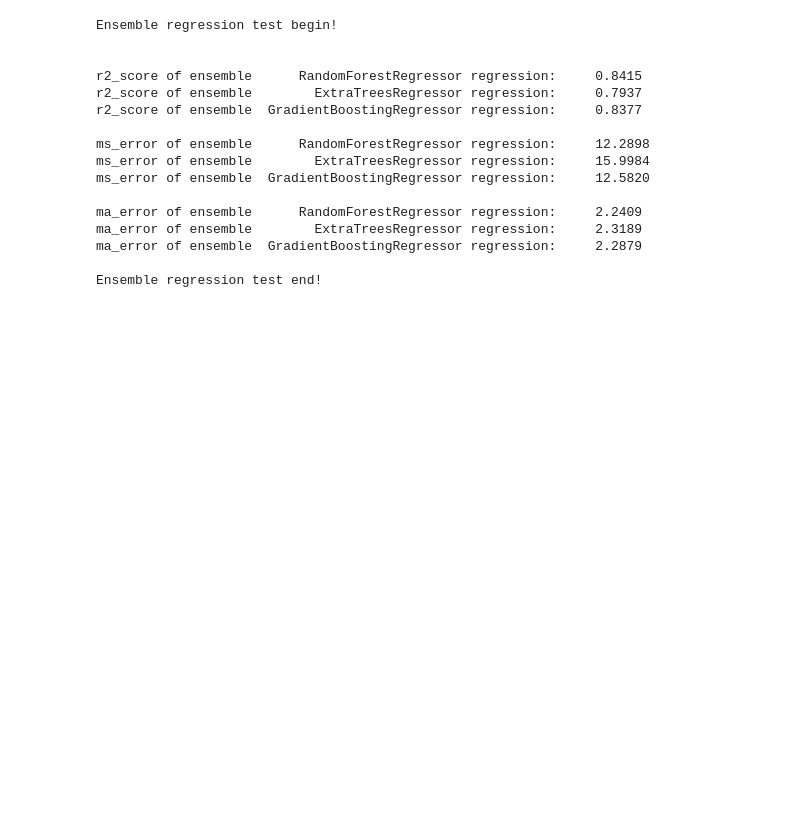
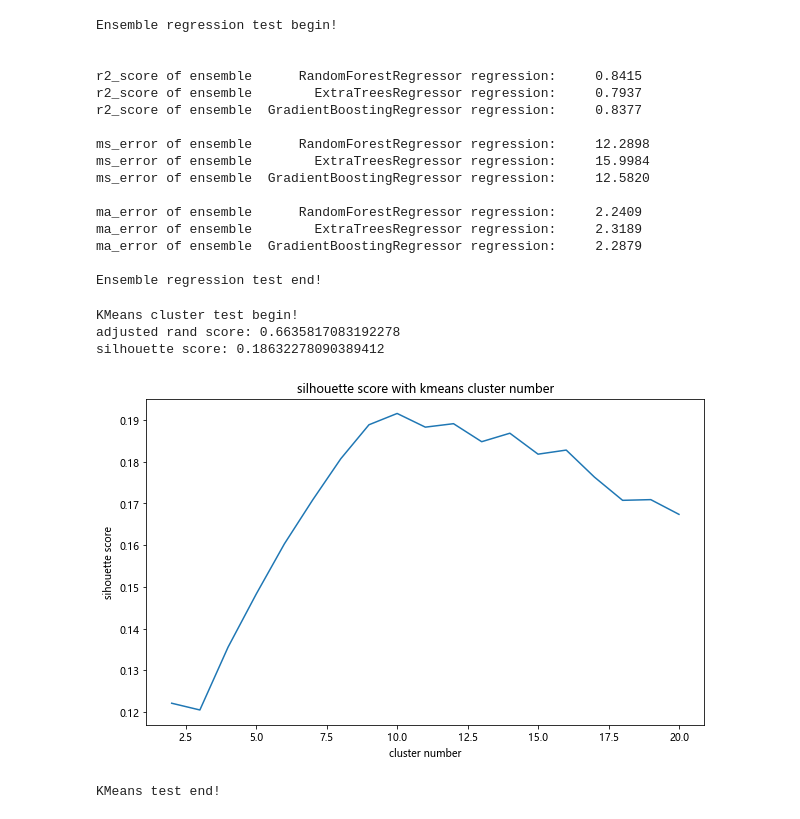
Before and after one commit to GuYueyueHH/Machine-learning, a Jupyter notebook: python_machinelearning_kaggle_practice/mine/sklearn_test.ipynb, the cells around one changed output. Saved outputs shown, nothing was run; the diff lists cells and outputs as text; code cells hidden in the pictures; blank space fills up the shorter version.

```diff
--- a/python_machinelearning_kaggle_practice/mine/sklearn_test.ipynb
+++ b/python_machinelearning_kaggle_practice/mine/sklearn_test.ipynb
@@ -622,3 +622,54 @@ ma_error of ensemble        ExtraTreesRegressor regression:     2.3189
 ma_error of ensemble  GradientBoostingRegressor regression:     2.2879
 
 Ensemble regression test end!
+# %%
+print('KMeans cluster test begin!')
+
+import numpy as np
+import pandas as pd
+import matplotlib.pyplot as plt
+
+digits_train = pd.read_csv('https://archive.ics.uci.edu/ml/machine-learning-databases/optdigits/optdigits.tra',header=None)
+# print(digits_train)
+digits_test = pd.read_csv('https://archive.ics.uci.edu/ml/machine-learning-databases/optdigits/optdigits.tes',header=None)
+x_train = digits_train.iloc[:,:64]
+y_train = digits_train.iloc[:,64]
+x_test = digits_test.iloc[:,:64]
+y_test = digits_test.iloc[:,64]
+
+# 模型拟合
+from sklearn.cluster import KMeans
+kmeans = KMeans(n_clusters=10)
+kmeans.fit(x_train,y_train)
+y_predict = kmeans.predict(x_test)
+# print(x_train.shape,y_train.shape,x_test.shape,y_test.shape)
+
+# 模型评估
+from sklearn.metrics import adjusted_rand_score
+ars = adjusted_rand_score(y_test,y_predict)
+print('adjusted rand score:',ars)
+from sklearn.metrics import silhouette_score
+# kmeans2 = KMeans(n_clusters=10)
+# kmeans2.fit(x_train)
+shs = silhouette_score(x_test,y_predict,metric='euclidean')         # 轮廓系数：越大越好
+print('silhouette score:',shs)
+
+shs_list = []
+for i in range(2,21):
+    kmeans_i = KMeans(n_clusters=i).fit(x_train)
+    shs = silhouette_score(x_train,kmeans_i.labels_,metric='euclidean')
+    shs_list.append(shs)
+plt.figure(1,figsize=[10,6])
+plt.plot(range(2,21),shs_list)
+plt.title('silhouette score with kmeans cluster number')
+plt.xlabel('cluster number')
+plt.ylabel('sihouette score')
+plt.show()
+
+print('KMeans test end!')
+# %% [output]
+KMeans cluster test begin!
+adjusted rand score: 0.6635817083192278
+silhouette score: 0.18632278090389412
+[figure, added]
+KMeans test end!
```
Also changed, not shown: parts of 1 cell of this notebook.
